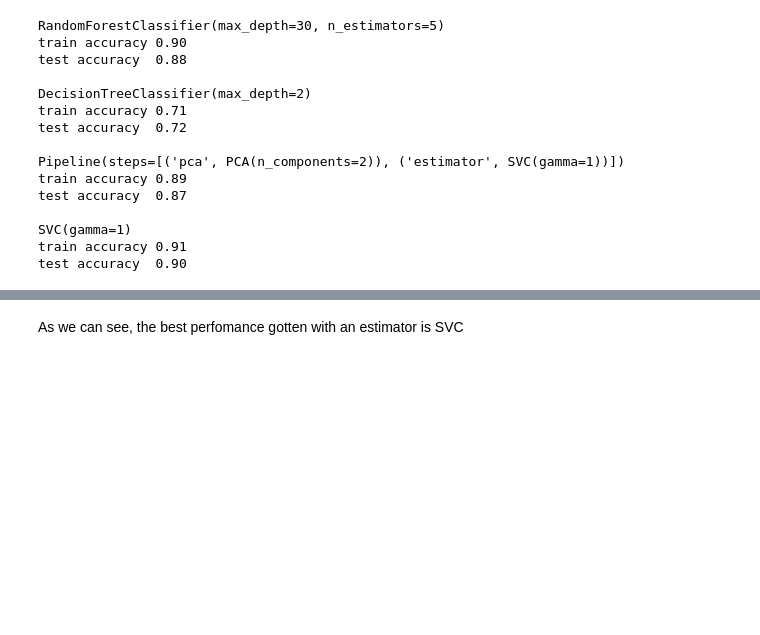
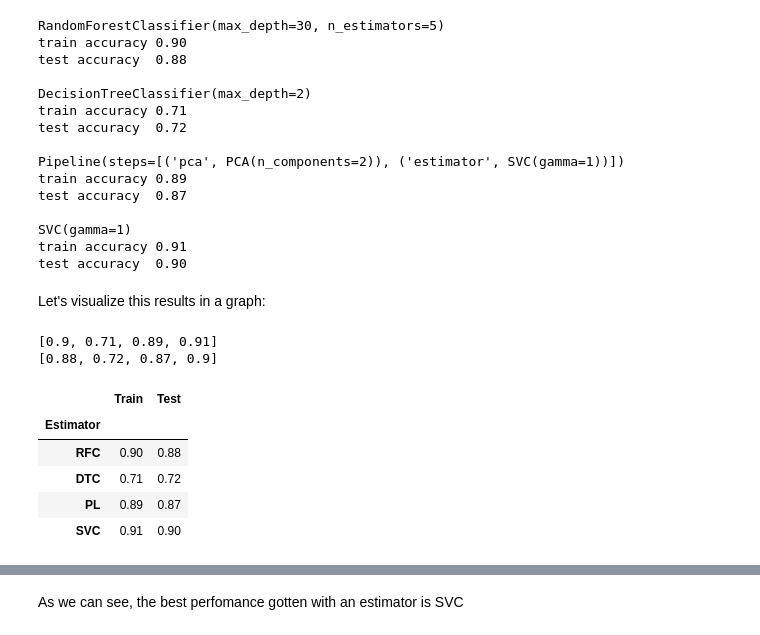
Before and after one commit to melixxa07/AI-Project, a Jupyter notebook: 01 - Data Exploration.ipynb, the cells around one changed output, grey strips where cells are left out. Cells and saved outputs as stored; diff of their text form; code cells hidden in the pictures; blank space fills up the shorter version.

```diff
--- a/01 - Data Exploration.ipynb
+++ b/01 - Data Exploration.ipynb
@@ -539,3 +545,27 @@ test accuracy  0.87
 SVC(gamma=1)
 train accuracy 0.91
 test accuracy  0.90
+# %% [markdown]
+<font face = 'Century'>  Let's visualize this results in a graph:
+# %%
+print(train_acc)
+print(test_acc)
+# %% [output]
+[0.9, 0.71, 0.89, 0.91]
+[0.88, 0.72, 0.87, 0.9]
+# %%
+estimator_list = ['RFC', 'DTC', 'PL', 'SVC']
+
+df_estimator = pd.DataFrame()
+df_estimator['Train'] = train_acc
+df_estimator['Test'] = test_acc
+df_estimator.index = estimator_list
+df_estimator = df_estimator.rename_axis('Estimator')
+df_estimator
+# %% [output]
+|  | Train | Test |
+| Estimator |  |  |
+| RFC | 0.90 | 0.88 |
+| DTC | 0.71 | 0.72 |
+| PL | 0.89 | 0.87 |
+| SVC | 0.91 | 0.90 |
```
Also changed, not shown: parts of 2 cells of this notebook.
